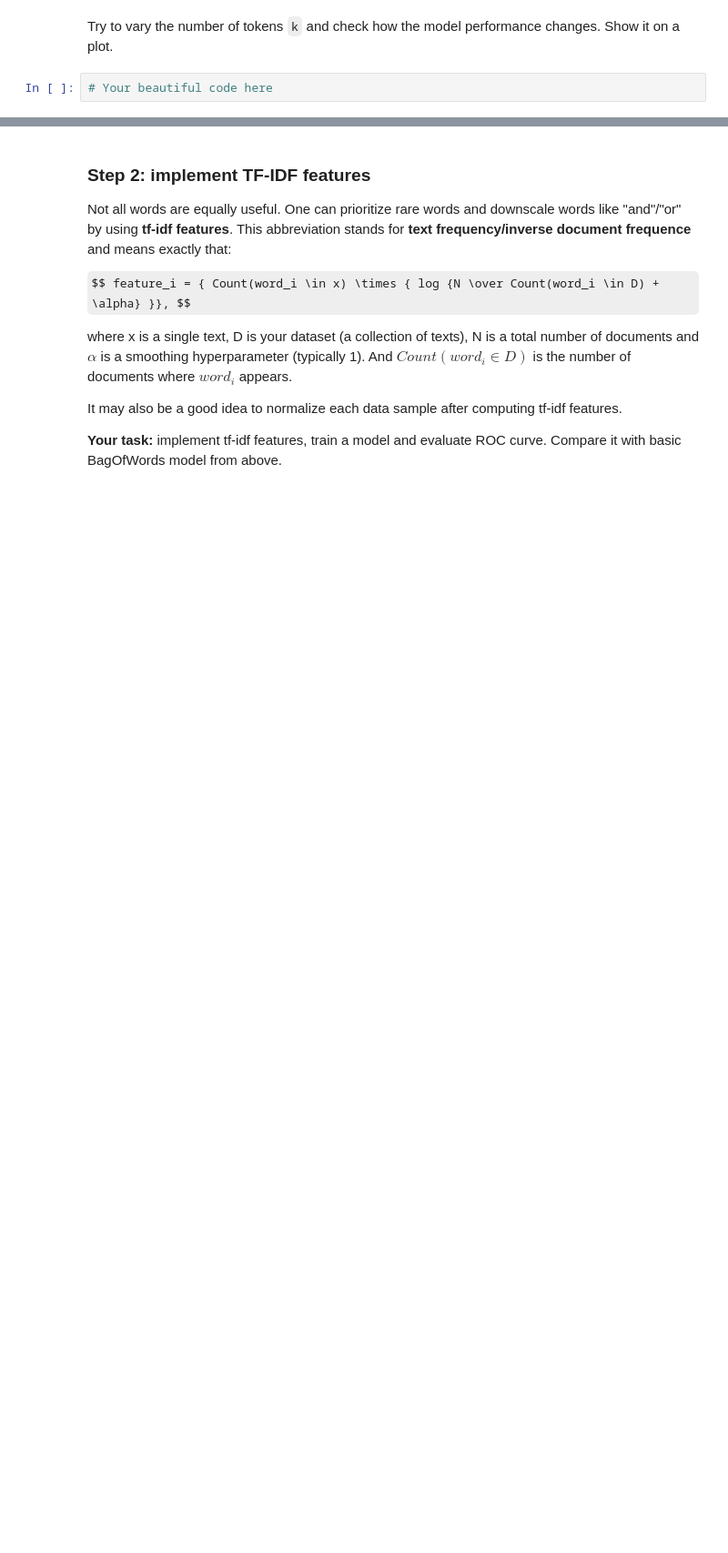
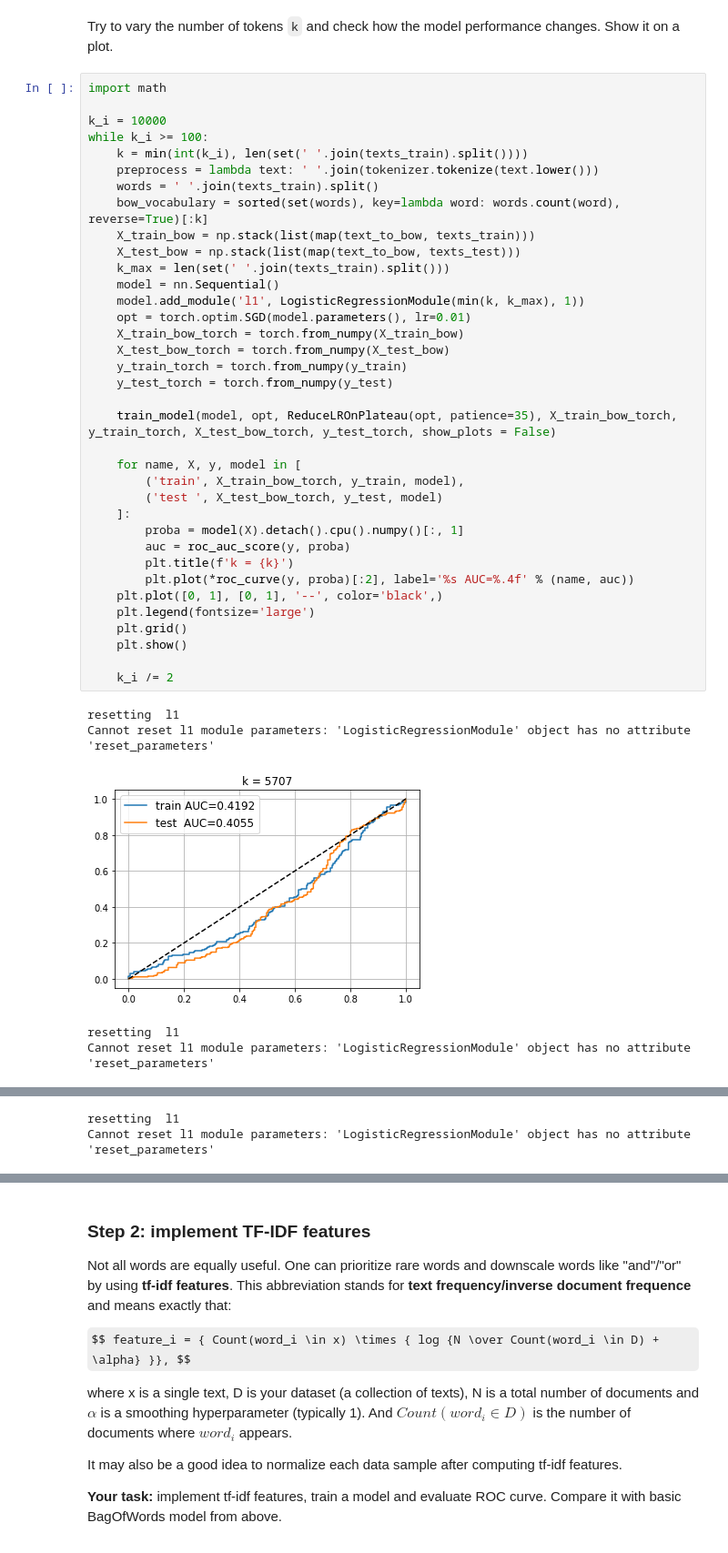
Before and after one commit to Margarita307/NLP, a Jupyter notebook: homework01_texts.ipynb, the cells around one changed output, grey strips where cells are left out. Shown at 91% size. Saved outputs shown, nothing was run; the diff lists cells and outputs as text; some formulas as TeX source; blank space fills up the shorter version.

```diff
--- a/homework01_texts.ipynb
+++ b/homework01_texts.ipynb
@@ -281,4 +294,44 @@ plt.grid()
 # %% [markdown]
 Try to vary the number of tokens `k` and check how the model performance changes. Show it on a plot.
-# %%
-# Your beautiful code here
+# %%
+import math
+
+k_i = 10000
+while k_i >= 100:
+    k = min(int(k_i), len(set(' '.join(texts_train).split())))
+    preprocess = lambda text: ' '.join(tokenizer.tokenize(text.lower()))
+    words = ' '.join(texts_train).split()
+    bow_vocabulary = sorted(set(words), key=lambda word: words.count(word), reverse=True)[:k]
+    X_train_bow = np.stack(list(map(text_to_bow, texts_train)))
+    X_test_bow = np.stack(list(map(text_to_bow, texts_test)))
+    k_max = len(set(' '.join(texts_train).split()))
+    model = nn.Sequential()
+    model.add_module('l1', LogisticRegressionModule(min(k, k_max), 1))
+    opt = torch.optim.SGD(model.parameters(), lr=0.01)
+    X_train_bow_torch = torch.from_numpy(X_train_bow)
+    X_test_bow_torch = torch.from_numpy(X_test_bow)
+    y_train_torch = torch.from_numpy(y_train)
+    y_test_torch = torch.from_numpy(y_test)
+
+    train_model(model, opt, ReduceLROnPlateau(opt, patience=35), X_train_bow_torch, y_train_torch, X_test_bow_torch, y_test_torch, show_plots = False)
+
+    for name, X, y, model in [
+        ('train', X_train_bow_torch, y_train, model),
+        ('test ', X_test_bow_torch, y_test, model)
+    ]:
+        proba = model(X).detach().cpu().numpy()[:, 1]
+        auc = roc_auc_score(y, proba)
+        plt.title(f'k = {k}')
+        plt.plot(*roc_curve(y, proba)[:2], label='%s AUC=%.4f' % (name, auc))
+    plt.plot([0, 1], [0, 1], '--', color='black',)
+    plt.legend(fontsize='large')
+    plt.grid()
+    plt.show()
+
+    k_i /= 2
+# %% [output]
+resetting  l1
+Cannot reset l1 module parameters: 'LogisticRegressionModule' object has no attribute 'reset_parameters'
+[figure, added]
+resetting  l1
+Cannot reset l1 module parameters: 'LogisticRegressionModule' object has no attribute 'reset_parameters'
@@ -284,0 +339,2 @@ Try to vary the number of tokens `k` and check how the model performance changes
+resetting  l1
+Cannot reset l1 module parameters: 'LogisticRegressionModule' object has no attribute 'reset_parameters'
```
Also changed, not shown: parts of 8 cells of this notebook.
